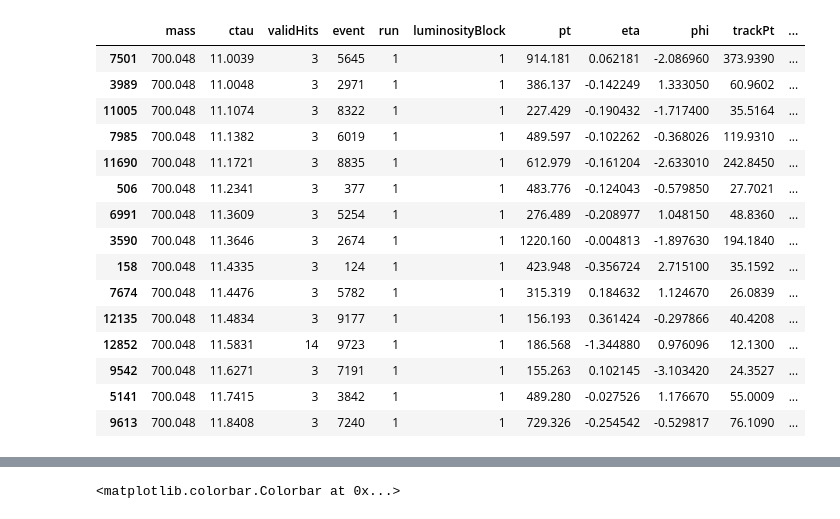
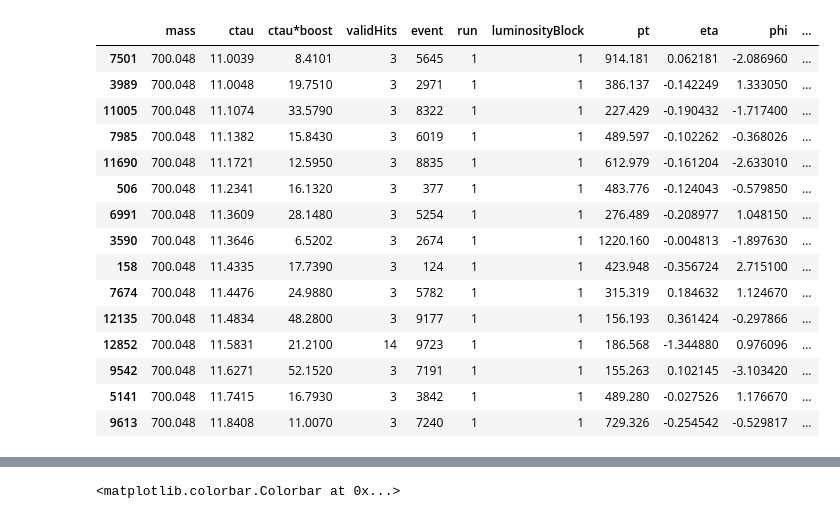
Before and after one commit to joaoboger/charginosAnalysis, a Jupyter notebook: charginosAnalysis.ipynb, the cells around one changed output, grey strips where cells are left out. Saved outputs shown, nothing was run; the diff lists cells and outputs as text; code cells hidden in the pictures.

```diff
--- a/charginosAnalysis.ipynb
+++ b/charginosAnalysis.ipynb
@@ -1,44 +1,44 @@
 # %%
 import pandas as pd
 import numpy as np
 import matplotlib.pyplot as plt
 
 defaultFontSize = 17
 
 plt.rc('font', size=defaultFontSize) #controls default text size
 plt.rc('axes', titlesize=defaultFontSize) #fontsize of the title
 plt.rc('axes', labelsize=defaultFontSize+2) #fontsize of the x and y labels
 plt.rc('xtick', labelsize=defaultFontSize) #fontsize of the x tick labels
 plt.rc('ytick', labelsize=defaultFontSize) #fontsize of the y tick labels
 plt.rc('legend', fontsize=defaultFontSize) #fontsize of the legend
 
 cmapbins = '#250a43' #color for histogram bins
 
-df = pd.read_table('testingLumi.txt',names=['pId', 'status', 'charge', 'mass', 'pt', 'phi', 'eta', 'p', 'beta', 'gamma', 'less10Gev', 'foundNearTrack', 'ctau' , 'ctau*boost' , 'event', 'run', 'luminosityBlock', 'validHits', 'trackPt', 'trackPhi', 'trackEta'])
+charginos = pd.read_csv('charginos.csv')
 
-trackedCharginos = df.copy()
+trackedCharginos = charginos.copy()
 
-trackedCharginos = trackedCharginos[['mass', 'ctau', 'validHits', 'event', 'run', 'luminosityBlock', 'pt', 'eta', 'phi', 'trackPt', 'trackEta', 'trackPhi', 'beta', 'gamma']]
+trackedCharginos = trackedCharginos[['mass', 'ctau', 'ctau*boost', 'validHits', 'event', 'run', 'luminosityBlock', 'pt', 'eta', 'phi', 'trackPt', 'trackEta', 'trackPhi', 'beta', 'gamma']]
 
 trackedCharginos = trackedCharginos[trackedCharginos['validHits'] != 0]
 
 trackedCharginos.sort_values('ctau', inplace=True)
 
 trackedCharginos.head(15)
 # %% [output]
-|  | mass | ctau | validHits | event | run | luminosityBlock | pt | eta | phi | trackPt | ... |
-| 7501 | 700.048 | 11.0039 | 3 | 5645 | 1 | 1 | 914.181 | 0.062181 | -2.086960 | 373.9390 | ... |
-| 3989 | 700.048 | 11.0048 | 3 | 2971 | 1 | 1 | 386.137 | -0.142249 | 1.333050 | 60.9602 | ... |
-| 11005 | 700.048 | 11.1074 | 3 | 8322 | 1 | 1 | 227.429 | -0.190432 | -1.717400 | 35.5164 | ... |
-| 7985 | 700.048 | 11.1382 | 3 | 6019 | 1 | 1 | 489.597 | -0.102262 | -0.368026 | 119.9310 | ... |
-| 11690 | 700.048 | 11.1721 | 3 | 8835 | 1 | 1 | 612.979 | -0.161204 | -2.633010 | 242.8450 | ... |
-| 506 | 700.048 | 11.2341 | 3 | 377 | 1 | 1 | 483.776 | -0.124043 | -0.579850 | 27.7021 | ... |
-| 6991 | 700.048 | 11.3609 | 3 | 5254 | 1 | 1 | 276.489 | -0.208977 | 1.048150 | 48.8360 | ... |
-| 3590 | 700.048 | 11.3646 | 3 | 2674 | 1 | 1 | 1220.160 | -0.004813 | -1.897630 | 194.1840 | ... |
-| 158 | 700.048 | 11.4335 | 3 | 124 | 1 | 1 | 423.948 | -0.356724 | 2.715100 | 35.1592 | ... |
-| 7674 | 700.048 | 11.4476 | 3 | 5782 | 1 | 1 | 315.319 | 0.184632 | 1.124670 | 26.0839 | ... |
-| 12135 | 700.048 | 11.4834 | 3 | 9177 | 1 | 1 | 156.193 | 0.361424 | -0.297866 | 40.4208 | ... |
-| 12852 | 700.048 | 11.5831 | 14 | 9723 | 1 | 1 | 186.568 | -1.344880 | 0.976096 | 12.1300 | ... |
-| 9542 | 700.048 | 11.6271 | 3 | 7191 | 1 | 1 | 155.263 | 0.102145 | -3.103420 | 24.3527 | ... |
-| 5141 | 700.048 | 11.7415 | 3 | 3842 | 1 | 1 | 489.280 | -0.027526 | 1.176670 | 55.0009 | ... |
-| 9613 | 700.048 | 11.8408 | 3 | 7240 | 1 | 1 | 729.326 | -0.254542 | -0.529817 | 76.1090 | ... |
+|  | mass | ctau | ctau*boost | validHits | event | run | luminosityBlock | pt | eta | phi | ... |
+| 7501 | 700.048 | 11.0039 | 8.4101 | 3 | 5645 | 1 | 1 | 914.181 | 0.062181 | -2.086960 | ... |
+| 3989 | 700.048 | 11.0048 | 19.7510 | 3 | 2971 | 1 | 1 | 386.137 | -0.142249 | 1.333050 | ... |
+| 11005 | 700.048 | 11.1074 | 33.5790 | 3 | 8322 | 1 | 1 | 227.429 | -0.190432 | -1.717400 | ... |
+| 7985 | 700.048 | 11.1382 | 15.8430 | 3 | 6019 | 1 | 1 | 489.597 | -0.102262 | -0.368026 | ... |
+| 11690 | 700.048 | 11.1721 | 12.5950 | 3 | 8835 | 1 | 1 | 612.979 | -0.161204 | -2.633010 | ... |
+| 506 | 700.048 | 11.2341 | 16.1320 | 3 | 377 | 1 | 1 | 483.776 | -0.124043 | -0.579850 | ... |
+| 6991 | 700.048 | 11.3609 | 28.1480 | 3 | 5254 | 1 | 1 | 276.489 | -0.208977 | 1.048150 | ... |
+| 3590 | 700.048 | 11.3646 | 6.5202 | 3 | 2674 | 1 | 1 | 1220.160 | -0.004813 | -1.897630 | ... |
+| 158 | 700.048 | 11.4335 | 17.7390 | 3 | 124 | 1 | 1 | 423.948 | -0.356724 | 2.715100 | ... |
+| 7674 | 700.048 | 11.4476 | 24.9880 | 3 | 5782 | 1 | 1 | 315.319 | 0.184632 | 1.124670 | ... |
+| 12135 | 700.048 | 11.4834 | 48.2800 | 3 | 9177 | 1 | 1 | 156.193 | 0.361424 | -0.297866 | ... |
+| 12852 | 700.048 | 11.5831 | 21.2100 | 14 | 9723 | 1 | 1 | 186.568 | -1.344880 | 0.976096 | ... |
+| 9542 | 700.048 | 11.6271 | 52.1520 | 3 | 7191 | 1 | 1 | 155.263 | 0.102145 | -3.103420 | ... |
+| 5141 | 700.048 | 11.7415 | 16.7930 | 3 | 3842 | 1 | 1 | 489.280 | -0.027526 | 1.176670 | ... |
+| 9613 | 700.048 | 11.8408 | 11.0070 | 3 | 7240 | 1 | 1 | 729.326 | -0.254542 | -0.529817 | ... |
```
Also changed, not shown: parts of 12 cells of this notebook, 1 other file.
